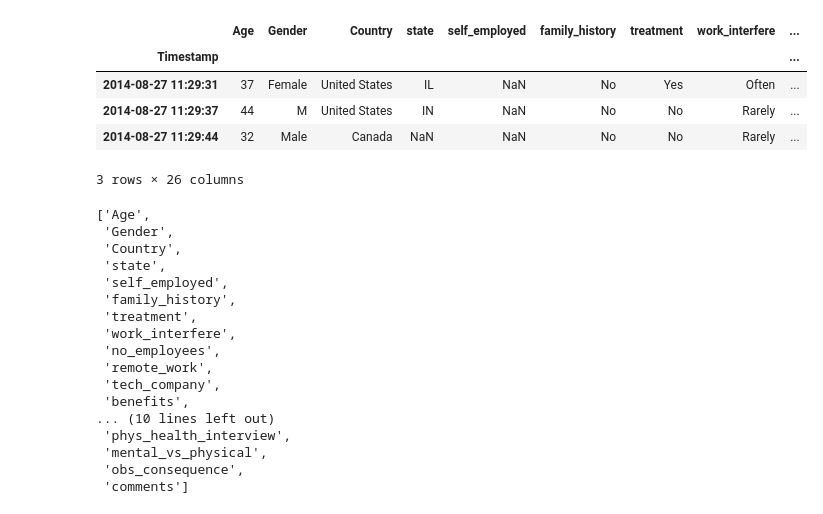
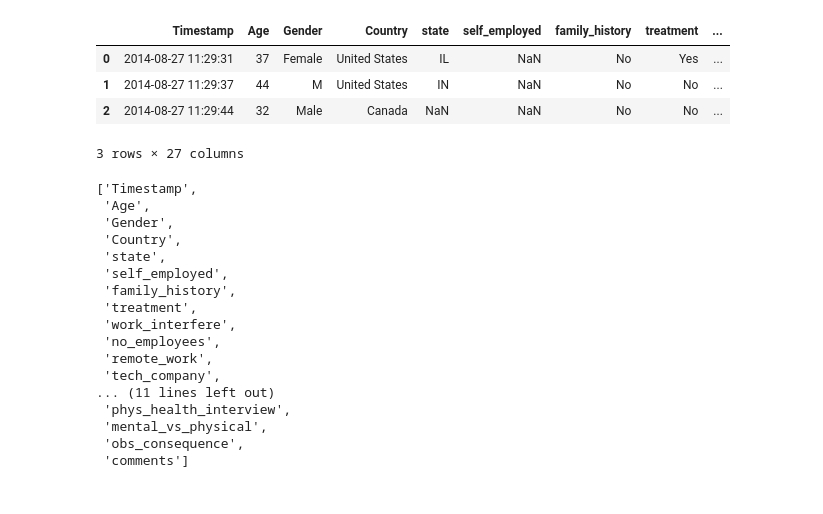
Before and after one commit to Mental-Health-In-Tech/tech-blues-capstone, a Jupyter notebook: lupe_notes.ipynb, the cells around one changed output. Cells and saved outputs as stored; diff of their text form; code cells hidden in the pictures.

```diff
--- a/lupe_notes.ipynb
+++ b/lupe_notes.ipynb
@@ -7,19 +12,19 @@ import acquire as a
 import warnings
 warnings.filterwarnings('ignore')
 # %%
-df = a.get_survey_data("survey.csv", cached=True)
+df = wrangle.get_survey_data("survey.csv")
 df.head(3)
 # %% [output]
-|  | Age | Gender | Country | state | self_employed | family_history | treatment | work_interfere | ... |
-| Timestamp |  |  |  |  |  |  |  |  | ... |
-| 2014-08-27 11:29:31 | 37 | Female | United States | IL | NaN | No | Yes | Often | ... |
-| 2014-08-27 11:29:37 | 44 | M | United States | IN | NaN | No | No | Rarely | ... |
-| 2014-08-27 11:29:44 | 32 | Male | Canada | NaN | NaN | No | No | Rarely | ... |
+|  | Timestamp | Age | Gender | Country | state | self_employed | family_history | treatment | ... |
+| 0 | 2014-08-27 11:29:31 | 37 | Female | United States | IL | NaN | No | Yes | ... |
+| 1 | 2014-08-27 11:29:37 | 44 | M | United States | IN | NaN | No | No | ... |
+| 2 | 2014-08-27 11:29:44 | 32 | Male | Canada | NaN | NaN | No | No | ... |
-3 rows × 26 columns
+3 rows × 27 columns
 # %%
 df.columns.tolist()
 # %% [output]
-['Age',
+['Timestamp',
+ 'Age',
  'Gender',
  'Country',
  'state',
@@ -30,8 +35,7 @@ df.columns.tolist()
  'no_employees',
  'remote_work',
  'tech_company',
- 'benefits',
-... (10 lines left out)
+... (11 lines left out)
  'phys_health_interview',
  'mental_vs_physical',
  'obs_consequence',
```
Also changed, not shown: parts of 32 cells of this notebook.
